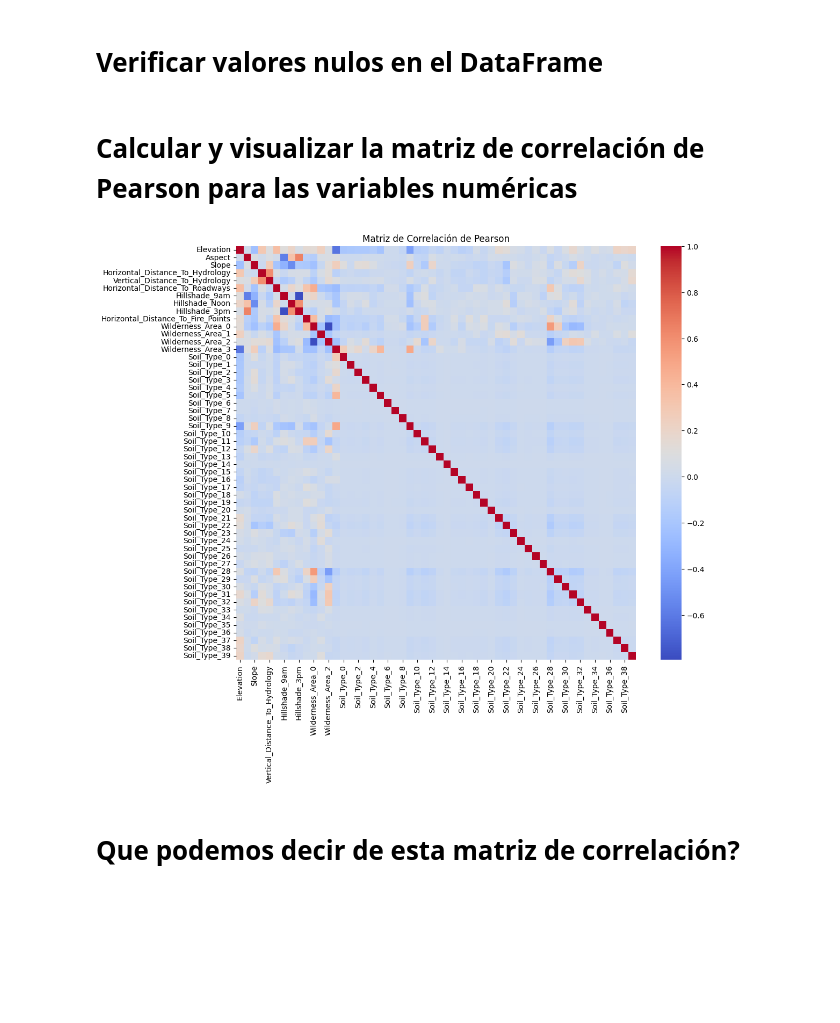
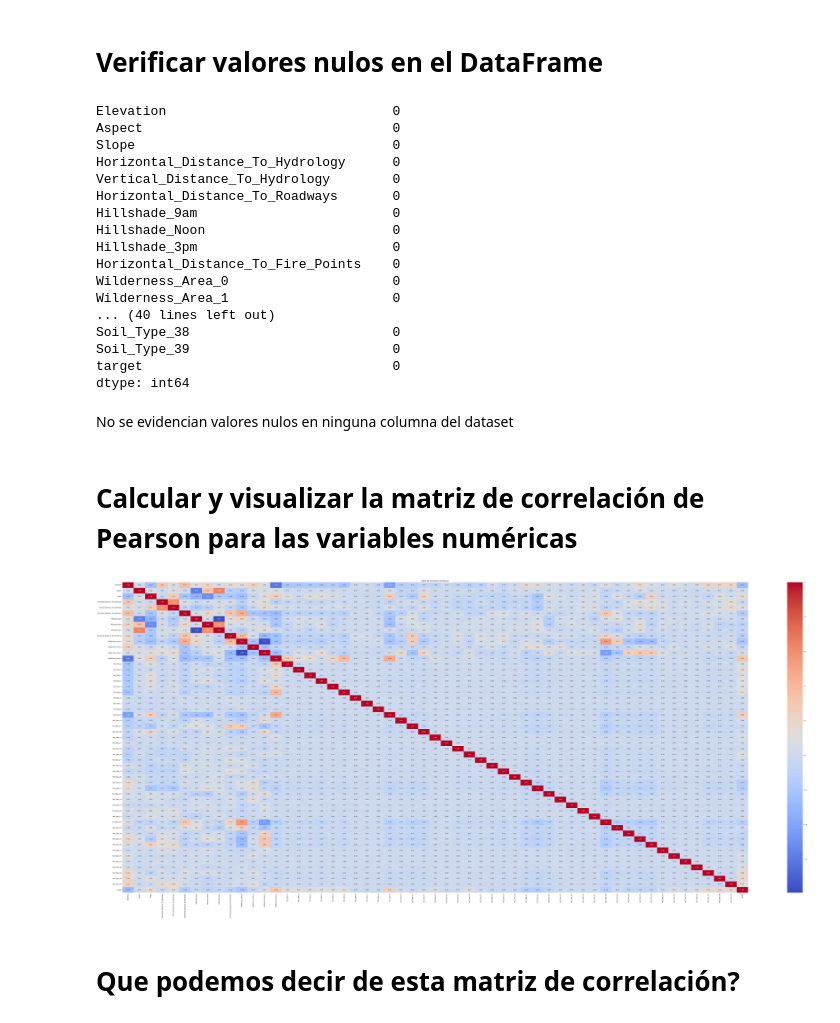
Before and after one commit to jeramirez169/An-lisis-exploratorio-de-datos, a Jupyter notebook: Final_2025-1.ipynb, the cells around one changed output. Drawn from its saved outputs; the diff is of its cells as text; code cells hidden in the pictures; blank space fills up the shorter version.

```diff
--- a/Final_2025-1.ipynb
+++ b/Final_2025-1.ipynb
@@ -111,0 +117,9 @@ Dimensiones del DataFrame: (581012, 55)
+# %%
+# Verificar la tipología de las variables
+print(df.info())
+
+numerical_cols = df.select_dtypes(include=np.number).columns
+categorical_cols = df.select_dtypes(exclude=np.number).columns
+
+print(f"Número de columnas numéricas: {len(numerical_cols)}")
+print(f"Número de columnas categóricas: {len(categorical_cols)}")
@@ -116,12 +146,38 @@ Dimensiones del DataFrame: (581012, 55)
+# %%
+# Comprobar si existen valores nulos en cada columna
+print(df.isnull().sum())
+# %% [output]
+Elevation                             0
+Aspect                                0
+Slope                                 0
+Horizontal_Distance_To_Hydrology      0
+Vertical_Distance_To_Hydrology        0
+Horizontal_Distance_To_Roadways       0
+Hillshade_9am                         0
+Hillshade_Noon                        0
+Hillshade_3pm                         0
+Horizontal_Distance_To_Fire_Points    0
+Wilderness_Area_0                     0
+Wilderness_Area_1                     0
+... (40 lines left out)
+Soil_Type_38                          0
+Soil_Type_39                          0
+target                                0
+dtype: int64
+# %% [markdown]
+No se evidencian valores nulos en ninguna columna del dataset
 # %% [markdown]
 # Calcular y visualizar la matriz de correlación de Pearson para las variables numéricas
 # %%
-corr_matrix = df[num_vars].corr(method='pearson')
-plt.figure(figsize=(12,10))
-sns.heatmap(corr_matrix, cmap='coolwarm')
-plt.title("Matriz de Correlación de Pearson")
+# Calcular la matriz de correlación
+correlation_matrix = df[numerical_cols].corr(method='pearson')
+
+# Visualizar la matriz de correlación usando un mapa de calor
+plt.figure(figsize=(100,40))
+sns.heatmap(correlation_matrix, annot=True, cmap='coolwarm', fmt=".2f")
+plt.title('Matriz de Correlación de Pearson')
 plt.show()
 # %% [output]
-[figure, old version]
+[figure, new version]
 # %% [markdown]
 # Que podemos decir de esta matriz de correlación?
```
Also changed, not shown: parts of 32 cells of this notebook.
